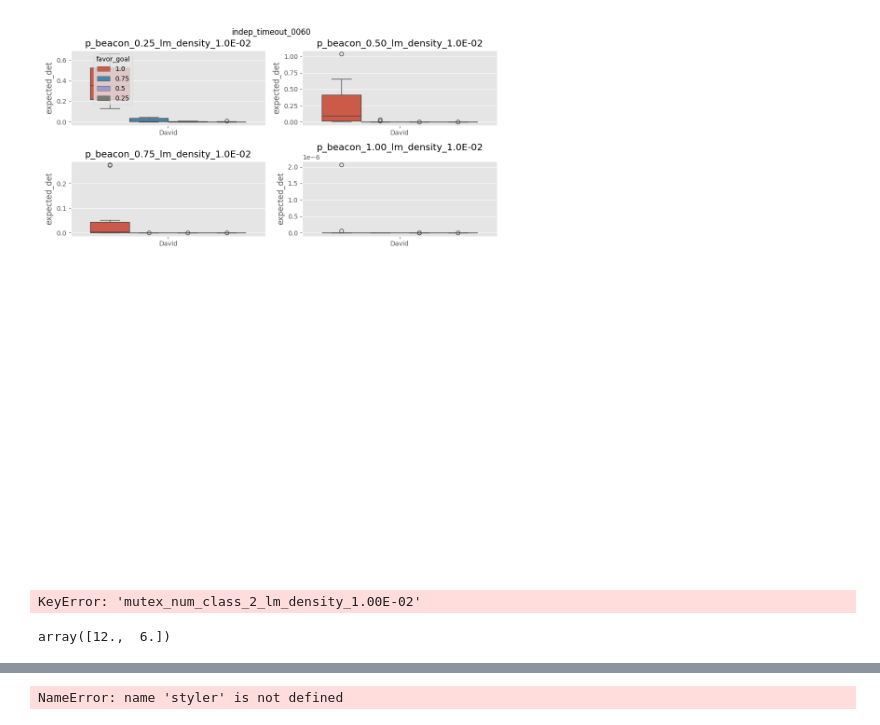
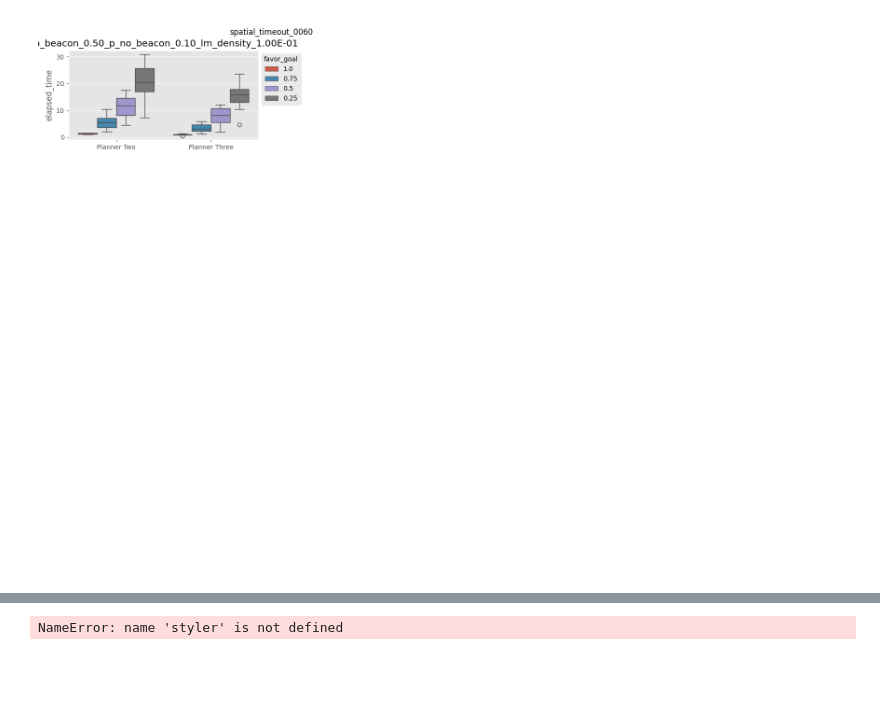
Before and after one commit to ewfuentes/robot, a Jupyter notebook: experimental/beacon_sim/analyze_results.ipynb, the cells around one changed output, grey strips where cells are left out. Drawn from its saved outputs; the diff is of its cells as text; code cells hidden in the pictures; blank space fills up the shorter version.

```diff
--- a/experimental/beacon_sim/analyze_results.ipynb
+++ b/experimental/beacon_sim/analyze_results.ipynb
@@ -42,7 +42,7 @@ METRIC_NAME = 'prob_mass_in_region_regret'
 # %%
 # file_name = '/tmp/compare_against_baseline_complex_env.pb'
 # file_name = '/tmp/test_timing.pb'
-results_dir = Path('/home/rrg/Desktop/david_results/Test_2_visits_and_paths_param/Test_2_pb_files/')
+results_dir = Path('/home/rrg/Desktop/david_results/')
 configs_dir = Path('/home/rrg/Desktop/david_configs/')
 results_files = sorted(results_dir.glob("*.pb"))
 # file_name = "/home/erick/scratch/beacon_sim/results/spatial_clus_dens_5.0E-04_p_beacon_0.75_p_no_beacon_0.50_lm_density_1.00E-01.pb"
@@ -78,10 +78,10 @@ def protobuf_to_df(pb):
     for result in pb.results:
         planner_name = pb.planner_names[result.planner_id]
         if planner_name.startswith('David'):
-            m = re.match(r"^David Planner (FG)-(\d+\.\d+)",planner_name)
-            out['planner_type'].append('David')
+            m = re.match(r"^David Planner (\w+) (FG)-(\d+\.\d+)",planner_name)
+            out['planner_type'].append('Planner '+m.group(1))
             out['planner_size'].append(None)
-            out['favor_goal'].append(m.group(2))
+            out['favor_goal'].append(m.group(3))
         else:
             m = re.match(r'(.*?) BRM\s?(\d*)', planner_name)
             out['planner_type'].append(m.group(1))
@@ -337,13 +337,13 @@ def make_summary_plots(exps_and_locs, num_rows, num_cols, sup_title, timeout=Non
         exp_df = df[exp_mask]
         if not exp_df.empty:
             ax = sns.boxplot(x='planner_type',
-                        y='expected_det',
-                        hue='favor_goal',#I assume I add something here?
+                        y='elapsed_time',
+                        hue='favor_goal',
                         data=exp_df,
                        legend=(plot_id==1))
-
+            # ax.set_yscale('log')
             if plot_id == 1:
-                sns.move_legend(ax, 'upper left', bbox_to_anchor=(0.1, 1.0))
+                sns.move_legend(ax, 'upper left', bbox_to_anchor=(1.0, 1.0))
 
         plot_title = exp_name
         for r in to_remove:
@@ -351,7 +351,7 @@ def make_summary_plots(exps_and_locs, num_rows, num_cols, sup_title, timeout=Non
 
         plt.title(plot_title)
         plt.xlabel('')
-        #plt.ylim(0, 3)
+        # plt.ylim(0, 3)
 
 
     plt.suptitle(sup_title)
@@ -359,39 +359,39 @@ def make_summary_plots(exps_and_locs, num_rows, num_cols, sup_title, timeout=Non
     if fig_path:
         plt.savefig(fig_path / f"summary_{sup_title}.svg")
 
     ...
 
 timeouts = [60]
 
 fig_path = None
 
 for timeout in timeouts:
     indep_exps_and_locs = [
         ('indep_p_beacon_0.25_lm_density_1.0E-02', 1),
         ('indep_p_beacon_0.50_lm_density_1.0E-02', 2),
         ('indep_p_beacon_0.75_lm_density_1.0E-02', 3),
         ('indep_p_beacon_1.00_lm_density_1.0E-02', 4),
     ]
+    spatial_exps_and_locs = [
+        ('spatial_clus_dens_1.0E-03_p_beacon_0.50_p_no_beacon_0.10_lm_density_1.00E-01',1),
+    ]
 
     plt.figure(figsize=(10,12))
-    make_summary_plots(indep_exps_and_locs, num_rows=5, num_cols=2, sup_title='indep', timeout=timeout, fig_path=fig_path, to_remove=['indep_'])
+    # make_summary_plots(indep_exps_and_locs, num_rows=5, num_cols=2, sup_title='indep', timeout=timeout, fig_path=fig_path, to_remove=['indep_'])
+    make_summary_plots(spatial_exps_and_locs, num_rows=5, num_cols=2, sup_title='spatial',timeout=timeout,fig_path=fig_path,to_remove=['spatial_clus_dens_1.0E-03'])
 
 
 # for i, exp_df in df.groupby('exp_name'):
 #     plt.figure()
 #     sns.boxplot(x='planner_type',
 #                 y='expected_det',
 #                 hue='planner_size',
 #                 data=exp_df)
 #     # exp_df.boxplot(column='expected_det', by=['planner_name'], rot=90)
 #     plt.title(exp_df['exp_name'].iloc[0])
     # plt.tight_layout()
 # %% [output]
-[figure, old version]
+[figure, new version]
-# %%
-wmc = configs_by_exp['mutex_num_class_2_lm_density_1.00E-02']['world_map_config']
-# %% [output]
-KeyError: 'mutex_num_class_2_lm_density_1.00E-02'
 # %%
 potential = wmc.correlated_beacons.potential
 # %%
@@ -424,7 +424,5 @@ for _, exp_df in df.groupby('exp_name'):
 ### exp_df.exp_name[0]
 # %%
 fig.get_size_inches()
-# %% [output]
-array([12.,  6.])
 # %%
 getattr?
```
Also changed, not shown: parts of 9 cells of this notebook, 12 other files.
